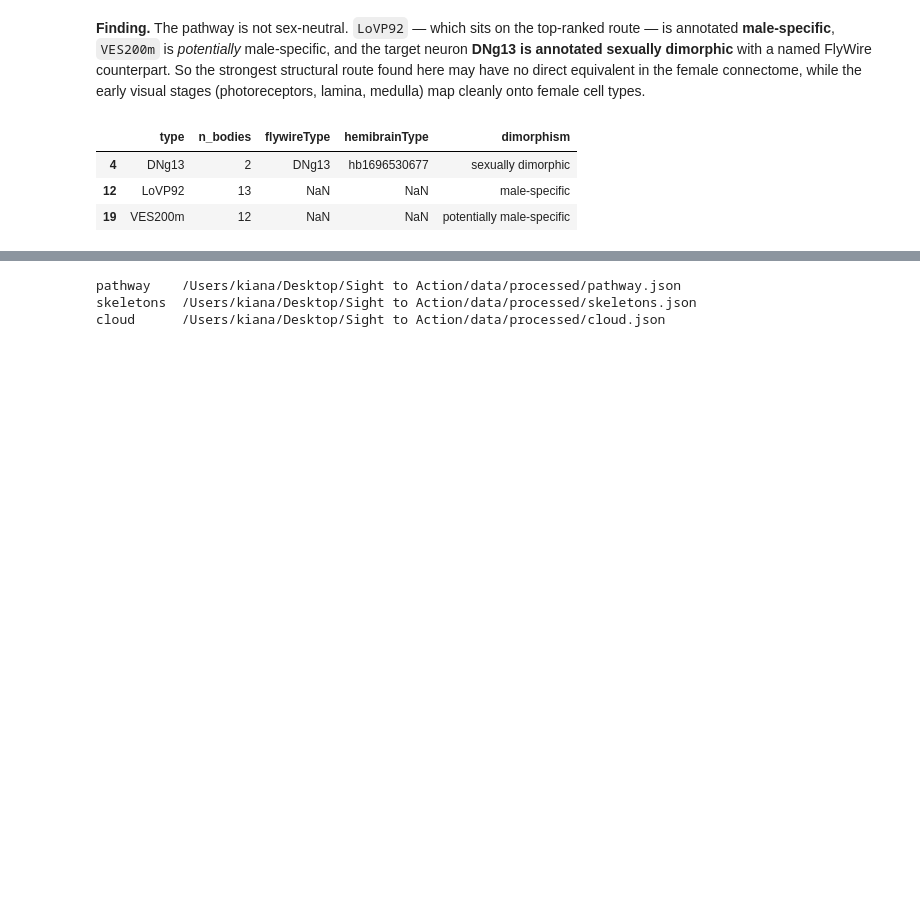
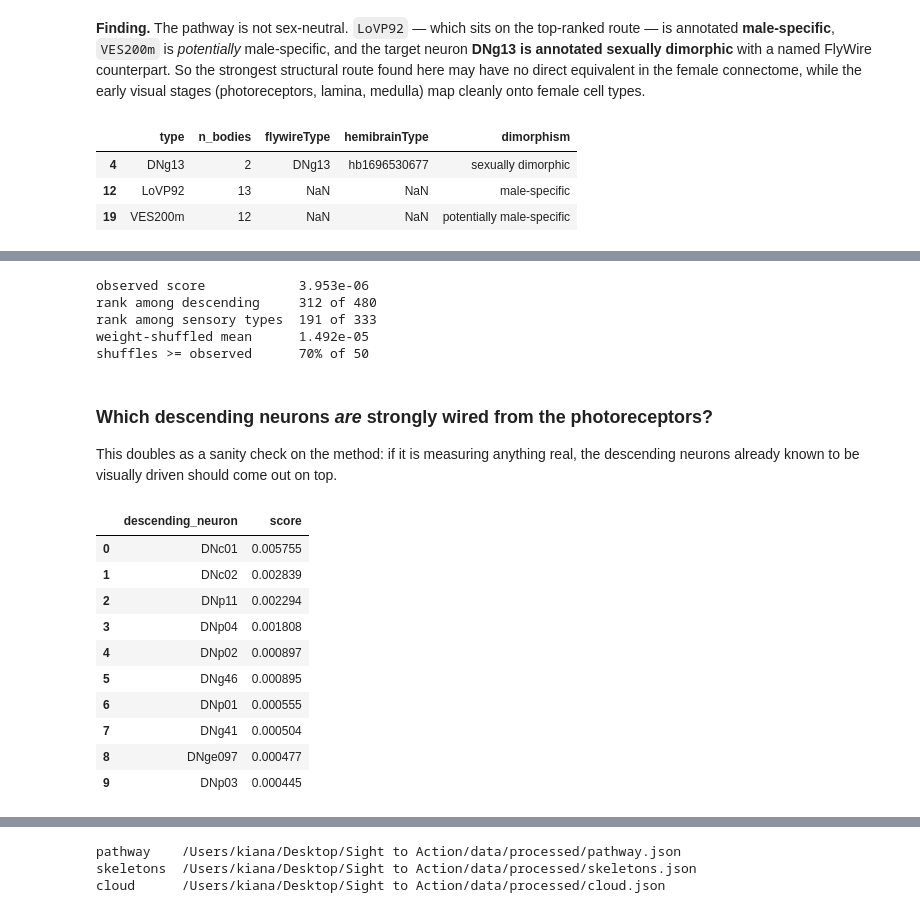
Before and after one commit to kiatechn/sight-to-action, a Jupyter notebook: notebooks/01_extract_pathway.ipynb, the cells around one changed output, grey strips where cells are left out. Cells and saved outputs as stored; diff of their text form; code cells hidden in the pictures; blank space fills up the shorter version.

```diff
--- a/notebooks/01_extract_pathway.ipynb
+++ b/notebooks/01_extract_pathway.ipynb
@@ -224,0 +232,43 @@ sex_df[sex_df["dimorphism"].notna()]
+# %%
+from sight_to_action.nulls import best_scores_from, best_scores_to, evaluate
+
+nulls = evaluate(graph, annotations, "R1-R6", "DNg13", max_hops=5, n_shuffles=50)
+print(f"observed score            {nulls.observed_score:.3e}")
+print(f"rank among descending     {nulls.target_rank} of {nulls.target_pool}")
+print(f"rank among sensory types  {nulls.source_rank} of {nulls.source_pool}")
+print(f"weight-shuffled mean      {nulls.shuffled_mean:.3e}")
+print(f"shuffles >= observed      {nulls.shuffled_better_fraction:.0%} of {nulls.n_shuffles}")
+# %% [output]
+observed score            3.953e-06
+rank among descending     312 of 480
+rank among sensory types  191 of 333
+weight-shuffled mean      1.492e-05
+shuffles >= observed      70% of 50
+# %% [markdown]
+### Which descending neurons *are* strongly wired from the photoreceptors?
+
+This doubles as a sanity check on the method: if it is measuring anything
+real, the descending neurons already known to be visually driven should come
+out on top.
+# %%
+traced_all = annotations[annotations["status"] == "Traced"]
+dn_types = set(traced_all[traced_all["superclass"] == "descending_neuron"]["type"].dropna())
+forward = best_scores_from(graph, "R1-R6", max_hops=5)
+top_dn = sorted(
+    ((t, s) for t, s in forward.items() if t in dn_types and s > 0),
+    key=lambda kv: kv[1],
+    reverse=True,
+)[:10]
+pd.DataFrame(top_dn, columns=["descending_neuron", "score"])
+# %% [output]
+|  | descending_neuron | score |
+| 0 | DNc01 | 0.005755 |
+| 1 | DNc02 | 0.002839 |
+| 2 | DNp11 | 0.002294 |
+| 3 | DNp04 | 0.001808 |
+| 4 | DNp02 | 0.000897 |
+| 5 | DNg46 | 0.000895 |
+| 6 | DNp01 | 0.000555 |
+| 7 | DNg41 | 0.000504 |
+| 8 | DNge097 | 0.000477 |
+| 9 | DNp03 | 0.000445 |
```
Also changed, not shown: parts of 8 cells of this notebook, 12 other files.
